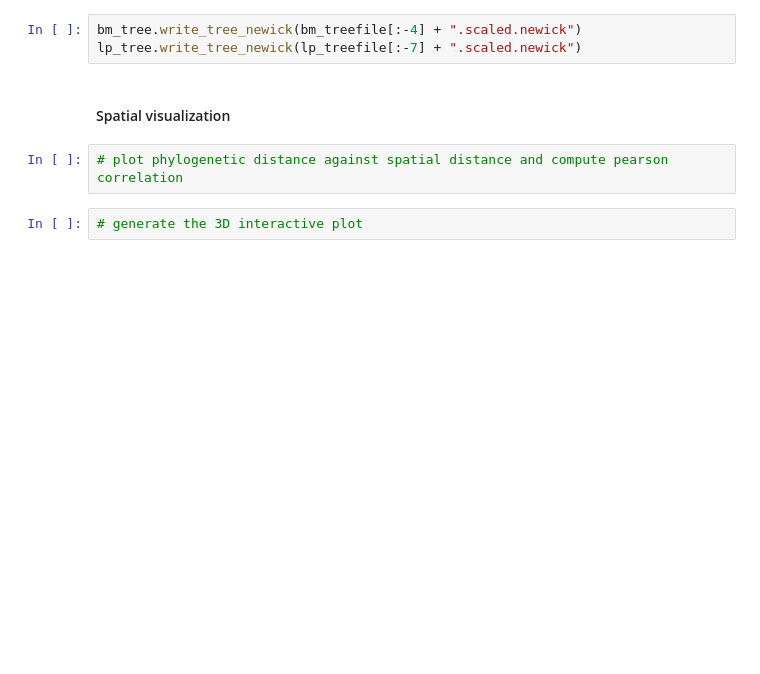
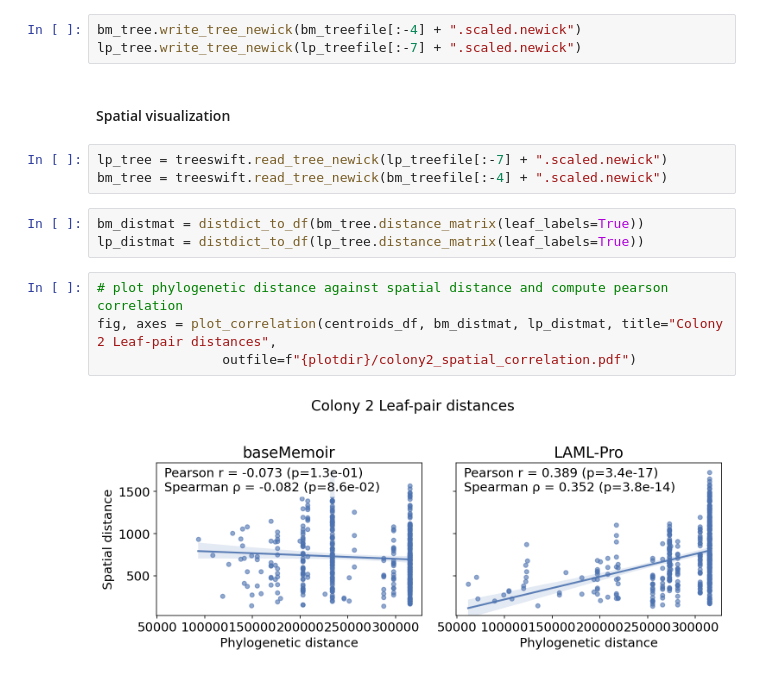
Before and after one commit to raphael-group/LAML-Pro-experiments, a Jupyter notebook: real_data/analysis/baseMemoir_eval_trialing.ipynb, the cells around one changed output. Cells and saved outputs as stored; diff of their text form; blank space fills up the shorter version.

```diff
--- a/real_data/analysis/baseMemoir_eval_trialing.ipynb
+++ b/real_data/analysis/baseMemoir_eval_trialing.ipynb
@@ -135,8 +215,16 @@ bm_tree.write_tree_newick(bm_treefile[:-4] + ".scaled.newick")
 lp_tree.write_tree_newick(lp_treefile[:-7] + ".scaled.newick")
 # %% [markdown]
 #### Spatial visualization
+# %%
+lp_tree = treeswift.read_tree_newick(lp_treefile[:-7] + ".scaled.newick")
+bm_tree = treeswift.read_tree_newick(bm_treefile[:-4] + ".scaled.newick")
+# %%
+bm_distmat = distdict_to_df(bm_tree.distance_matrix(leaf_labels=True))
+lp_distmat = distdict_to_df(lp_tree.distance_matrix(leaf_labels=True))
 # %%
 # plot phylogenetic distance against spatial distance and compute pearson correlation
+fig, axes = plot_correlation(centroids_df, bm_distmat, lp_distmat, title="Colony 2 Leaf-pair distances",
+                outfile=f"{plotdir}/colony2_spatial_correlation.pdf")
+# %% [output]
+[figure, added]
-# %%
-# generate the 3D interactive plot
 # %%
```
Also changed, not shown: parts of 39 cells of this notebook, 52 other files.
